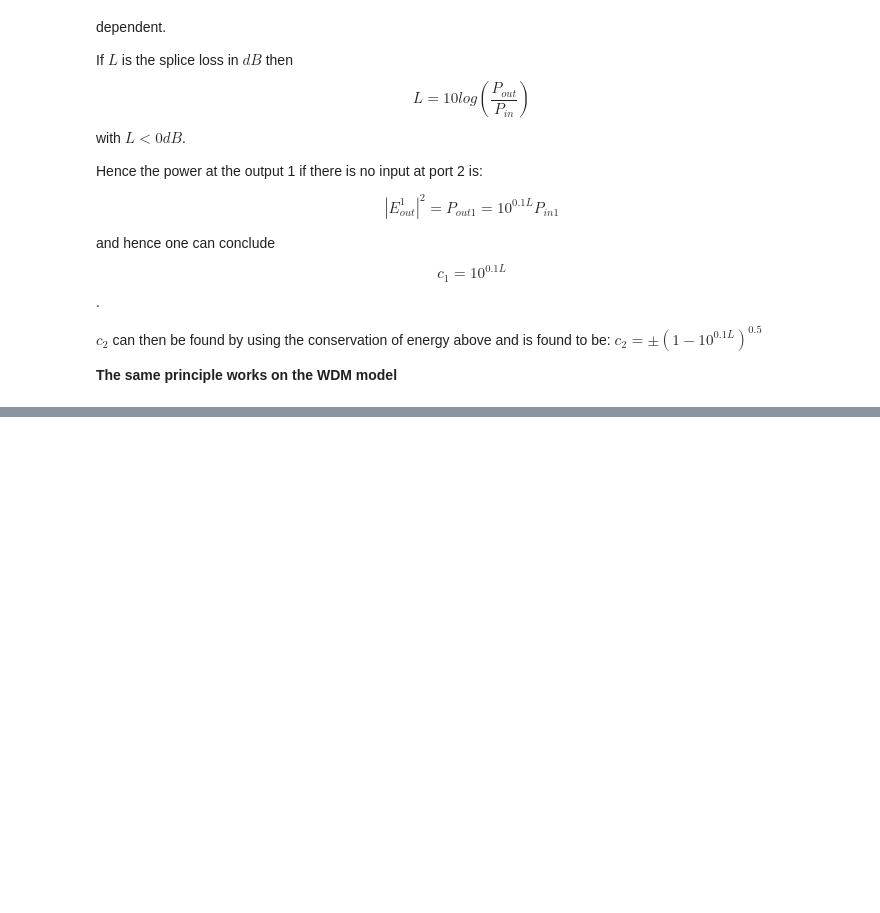
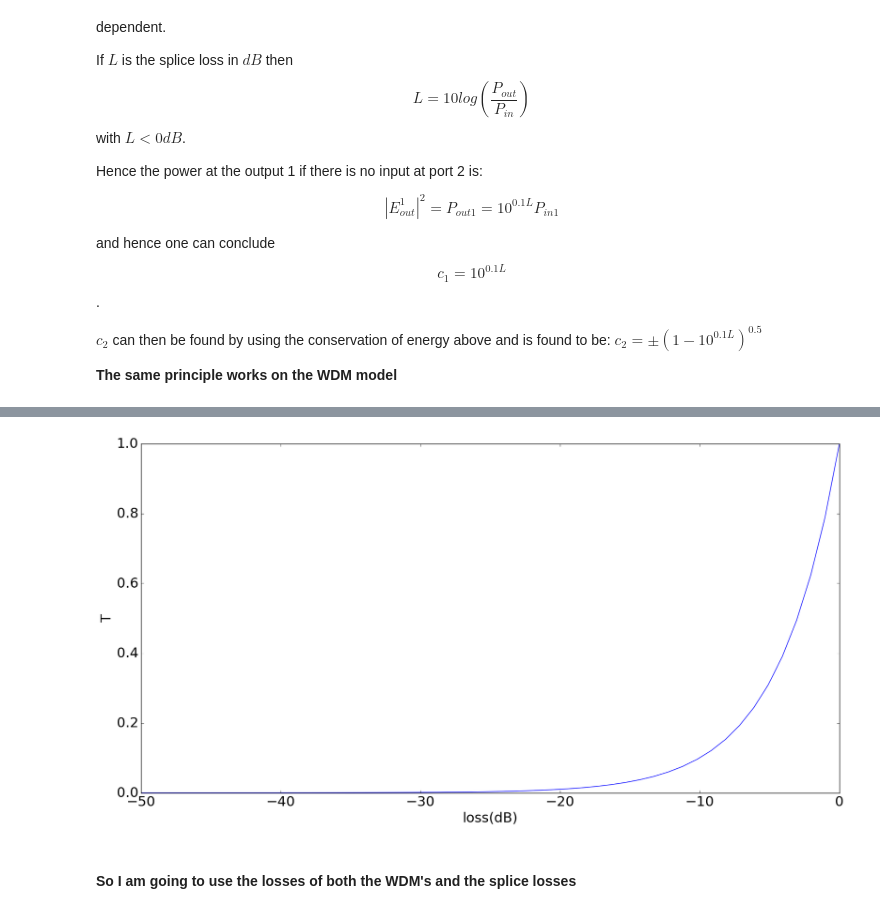
Before and after one commit to ibegleris/w-fopo, a Jupyter notebook: Log_sm-fopo.ipynb, the cells around one changed output, grey strips where cells are left out. Cells and saved outputs as stored; diff of their text form; code cells hidden in the pictures; blank space fills up the shorter version.

```diff
--- a/Log_sm-fopo.ipynb
+++ b/Log_sm-fopo.ipynb
@@ -643,0 +707,15 @@ $c_{2} = \pm \left(1 - 10^{0.1 L} \right)^{0.5}$
+# %%
+def Trans(L):
+    return 10 **(L / 10)
+# %%
+L  = np.linspace(-50, -0.001)
+# %%
+fig = plt.figure(figsize=(20.0, 10.0))
+plt.plot(L,Trans(L))
+plt.xlabel('loss(dB)')
+plt.ylabel('T')
+plt.show()
+# %% [output]
+[figure, added]
+# %% [markdown]
+#### So I am going to use the losses of both the WDM's and the splice losses
```
Also changed, not shown: parts of 37 cells of this notebook, 6 other files.
